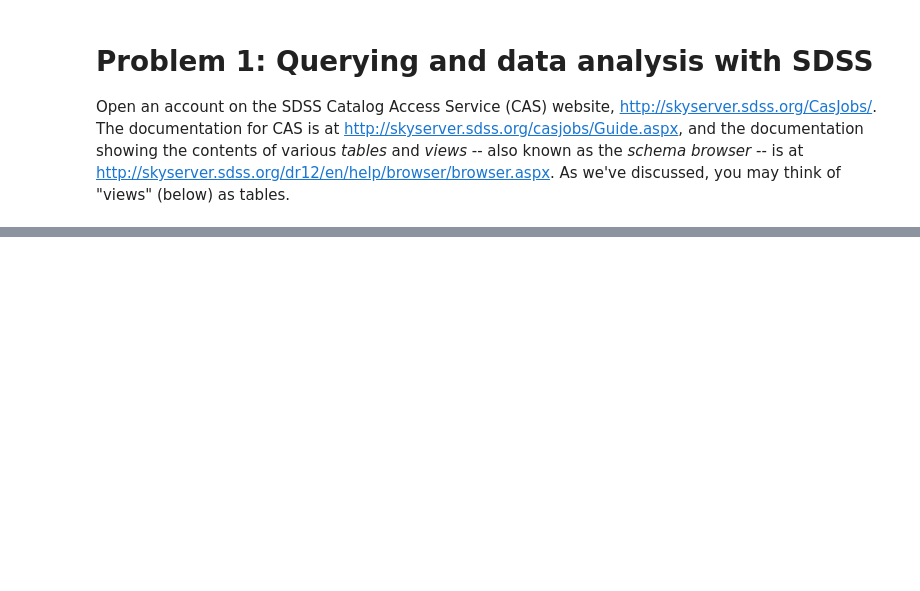
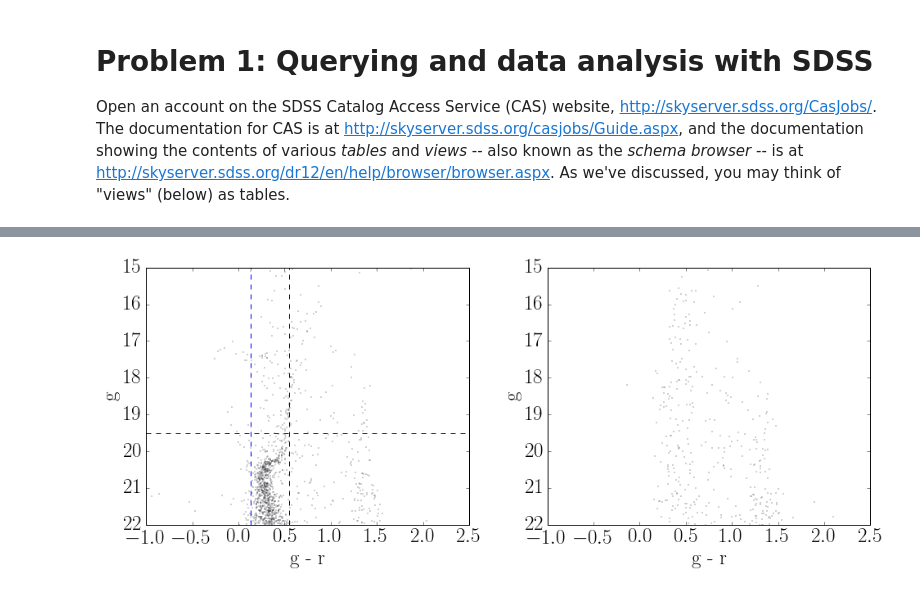
Before and after one commit to jlustigy/astr597b_wi16_hw, a Jupyter notebook: hw1/JacobLustigYaeger/hw1.ipynb, the cells around one changed output, grey strips where cells are left out. Saved outputs shown, nothing was run; the diff lists cells and outputs as text; code cells hidden in the pictures; blank space fills up the shorter version.

```diff
--- a/hw1/JacobLustigYaeger/hw1.ipynb
+++ b/hw1/JacobLustigYaeger/hw1.ipynb
@@ -27,0 +181,3 @@ into
+# %%
+select_py1 = t[(t['ra'] < 229.15) & (t['ra'] > 228.9) & (t['dec'] < -0.01) & (t['dec'] > -0.22)]
+select_py1.info()
@@ -27,0 +192,3 @@ into
+# %%
+select_py2 = t[(t['ra'] < 228.25) & (t['ra'] > 228.0) & (t['dec'] > 0.01) & (t['dec'] < 0.22)]
+select_py2.info()
@@ -27,0 +254,28 @@ into
+# %%
+def add_cmd(ax, data):
+    #data = data[(data['g'] > 0) & (data['r'] > 0)]
+
+    g = data['g']
+    r = data['r']
+    gr = g - r
+
+    ax.scatter(gr, g, marker='.', s = 0.2)
+
+    ax.set_xlim(-1, 2.5)
+    ax.set_ylim(15, 22)
+
+    ax.invert_yaxis()
+
+    ax.set_xlabel("g - r")
+    ax.set_ylabel("g")
+# %%
+fig, ax = plt.subplots(ncols=2, figsize=(14, 6))
+add_cmd(ax[0], select_py1)
+add_cmd(ax[1], select_py2)
+ax[0].axvline(0.13, ls='--', c='b')
+ax[0].axvline(0.55, ls='--', c='b')
+ax[0].axhline(19.5, ls='--', c='b')
+ax[0].axhline(22, ls='--', c='b')
+fig.tight_layout()
+# %% [output]
+[figure, added]
```
Also changed, not shown: parts of 45 cells of this notebook, 1 other file.
